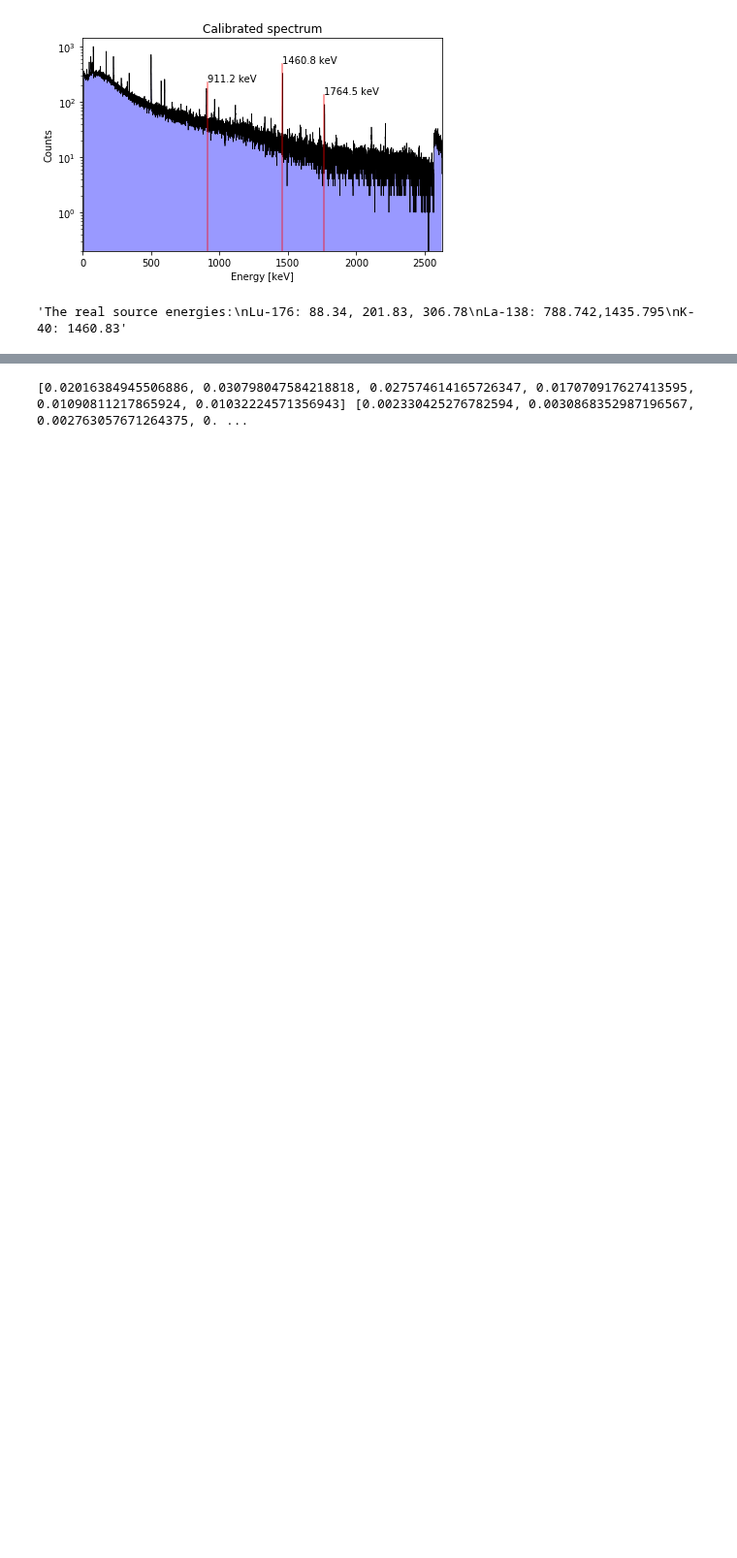
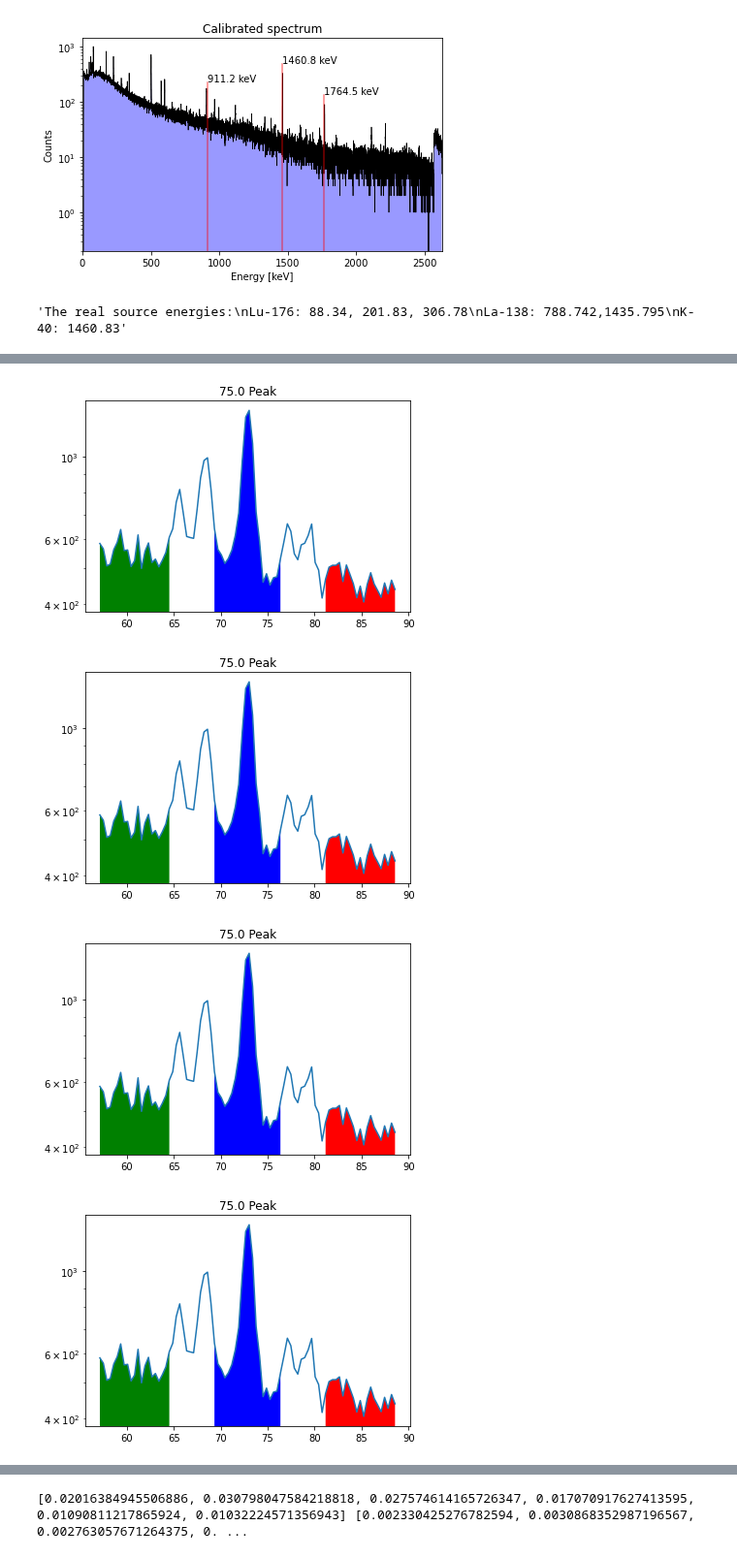
Before and after one commit to bearing/radwatch-analysis, a Jupyter notebook: eff_test_ruiqi1.ipynb, the cells around one changed output, grey strips where cells are left out. Shown at 97% size. Drawn from its saved outputs; the diff is of its cells as text; code cells hidden in the pictures; blank space fills up the shorter version.

```diff
--- a/eff_test_ruiqi1.ipynb
+++ b/eff_test_ruiqi1.ipynb
@@ -242,0 +254,8 @@ plot_peak_region(spectrum,source_energies,source_isotopes)
+# %%
+for i in range(len(source_energies.tolist())):
+    plot_peak_region(roi, spectrum, source_energies, source_energies.tolist()[0])
+# %% [output]
+[figure, added]
+[figure, added]
+[figure, added]
+[figure, added]
```
Also changed, not shown: parts of 14 cells of this notebook, 33 other files.
